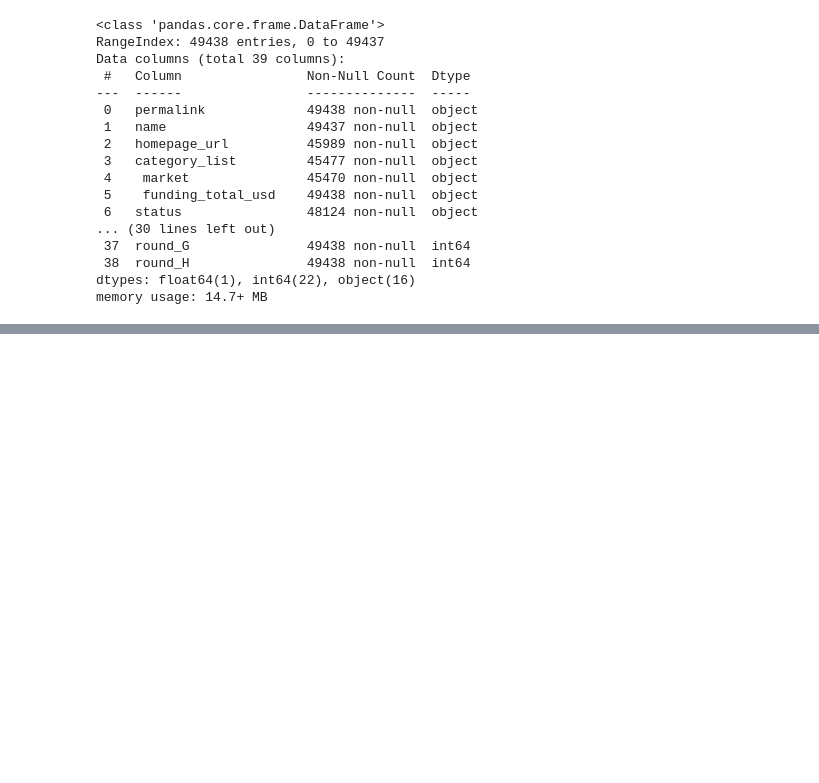
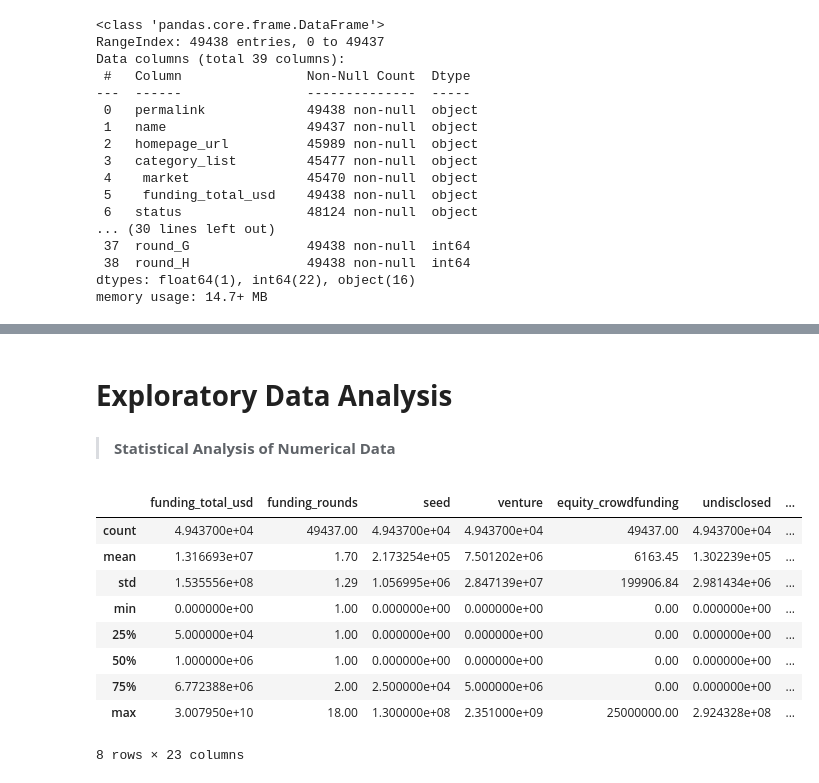
Before and after one commit to Aryan0199/Start-up-Success-Prediction-Using-Predictive-Analysis, a Jupyter notebook: Startup_success.ipynb, the cells around one changed output, grey strips where cells are left out. Saved outputs shown, nothing was run; the diff lists cells and outputs as text; code cells hidden in the pictures; blank space fills up the shorter version.

```diff
--- a/Startup_success.ipynb
+++ b/Startup_success.ipynb
@@ -186,0 +299,18 @@ msnum.bar(df)
+# %% [markdown]
+# **Exploratory Data Analysis**
+# %% [markdown]
+> **Statistical Analysis of Numerical Data**
+# %%
+# stats of numerical data
+round (df.describe(exclude = ['object','datetime64']), 2)
+# %% [output]
+|  | funding_total_usd | funding_rounds | seed | venture | equity_crowdfunding | undisclosed | ... |
+| count | 4.943700e+04 | 49437.00 | 4.943700e+04 | 4.943700e+04 | 49437.00 | 4.943700e+04 | ... |
+| mean | 1.316693e+07 | 1.70 | 2.173254e+05 | 7.501202e+06 | 6163.45 | 1.302239e+05 | ... |
+| std | 1.535556e+08 | 1.29 | 1.056995e+06 | 2.847139e+07 | 199906.84 | 2.981434e+06 | ... |
+| min | 0.000000e+00 | 1.00 | 0.000000e+00 | 0.000000e+00 | 0.00 | 0.000000e+00 | ... |
+| 25% | 5.000000e+04 | 1.00 | 0.000000e+00 | 0.000000e+00 | 0.00 | 0.000000e+00 | ... |
+| 50% | 1.000000e+06 | 1.00 | 0.000000e+00 | 0.000000e+00 | 0.00 | 0.000000e+00 | ... |
+| 75% | 6.772388e+06 | 2.00 | 2.500000e+04 | 5.000000e+06 | 0.00 | 0.000000e+00 | ... |
+| max | 3.007950e+10 | 18.00 | 1.300000e+08 | 2.351000e+09 | 25000000.00 | 2.924328e+08 | ... |
+8 rows × 23 columns
```
Also changed, not shown: parts of 62 cells of this notebook.
